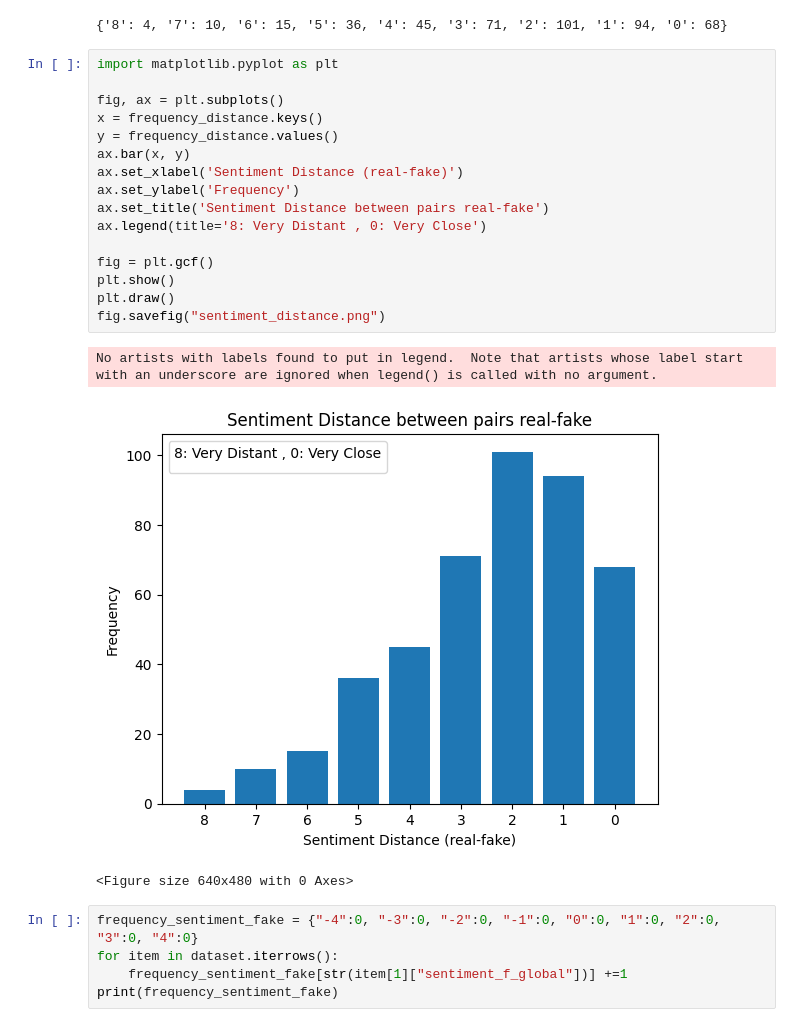
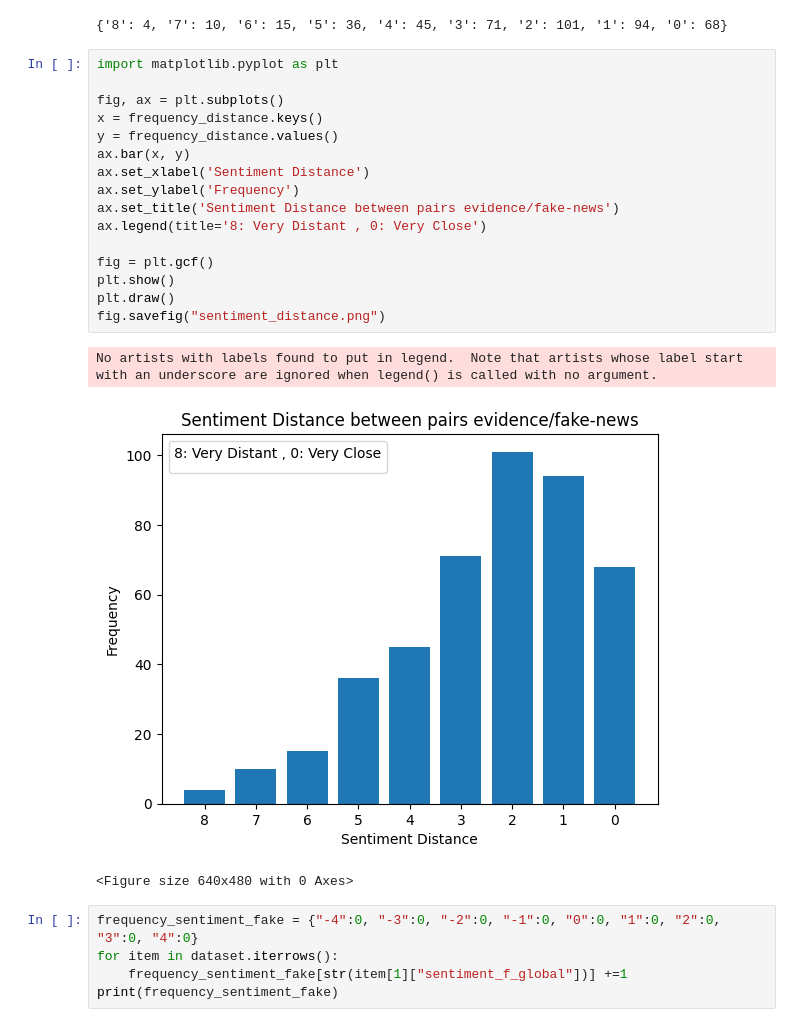
Before and after one commit to EdgeResearch/Angelia, a Jupyter notebook: EDA.ipynb, the cells around one changed output. Saved outputs shown, nothing was run; the diff lists cells and outputs as text.

```diff
--- a/EDA.ipynb
+++ b/EDA.ipynb
@@ -183,22 +183,22 @@ print(frequency_distance)
 # %%
 import matplotlib.pyplot as plt
 
 fig, ax = plt.subplots()
 x = frequency_distance.keys()
 y = frequency_distance.values()
 ax.bar(x, y)
-ax.set_xlabel('Sentiment Distance (real-fake)')
+ax.set_xlabel('Sentiment Distance')
 ax.set_ylabel('Frequency')
-ax.set_title('Sentiment Distance between pairs real-fake')
+ax.set_title('Sentiment Distance between pairs evidence/fake-news')
 ax.legend(title='8: Very Distant , 0: Very Close')
 
 fig = plt.gcf()
 plt.show()
 plt.draw()
 fig.savefig("sentiment_distance.png")
 # %% [output]
 No artists with labels found to put in legend.  Note that artists whose label start with an underscore are ignored when legend() is called with no argument.
-[figure, old version]
+[figure, new version]
 <Figure size 640x480 with 0 Axes>
 # %%
 frequency_sentiment_fake = {"-4":0, "-3":0, "-2":0, "-1":0, "0":0, "1":0, "2":0, "3":0, "4":0}
```
Also changed, not shown: parts of 1 cell of this notebook, 18 other files.
